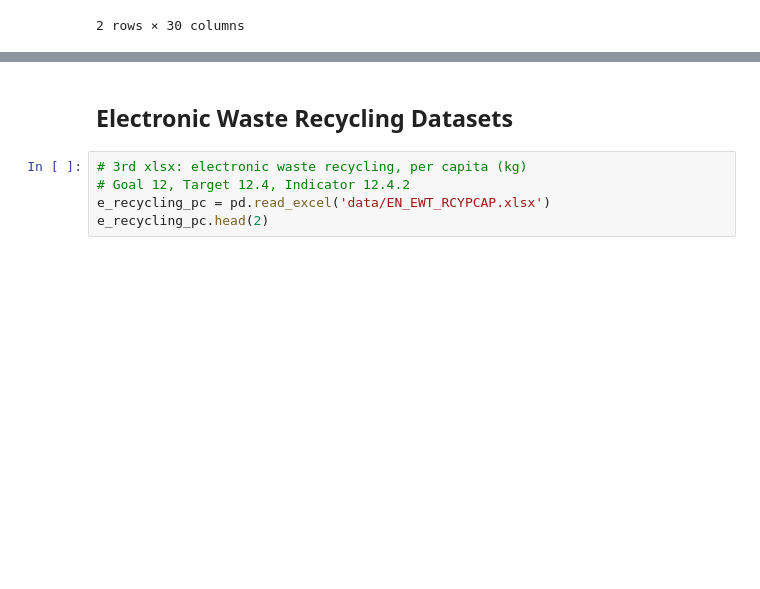
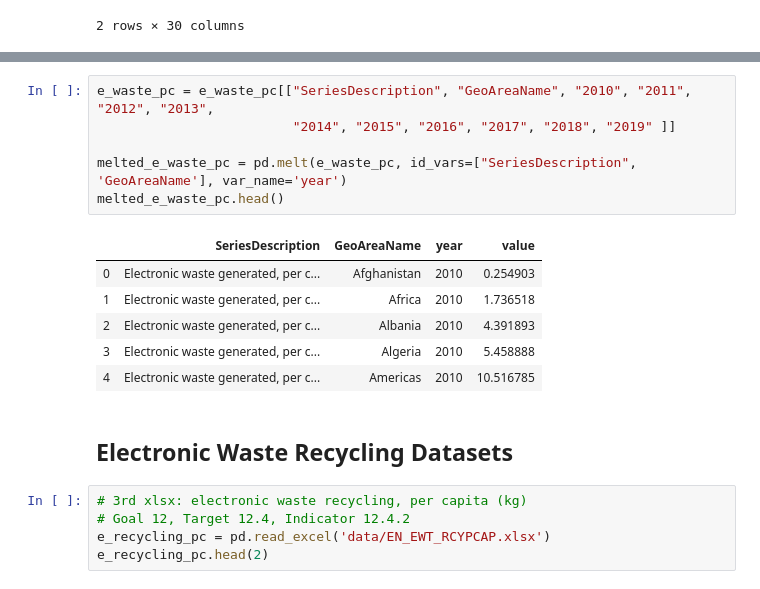
Before and after one commit to mvongjesda/UN_Sustainable_Development_Goals_Sustainability, a Jupyter notebook: resources/Target_12-4_Analysis.ipynb, the cells around one changed output, grey strips where cells are left out. Cells and saved outputs as stored; diff of their text form; blank space fills up the shorter version.

```diff
--- a/resources/Target_12-4_Analysis.ipynb
+++ b/resources/Target_12-4_Analysis.ipynb
@@ -101,3 +32,16 @@ us_e_waste_df.to_csv("data/us_electronic_waste_pc.csv", encoding="utf-8", index=
+# %%
+e_waste_pc = e_waste_pc[["SeriesDescription", "GeoAreaName", "2010", "2011", "2012", "2013",
+                         "2014", "2015", "2016", "2017", "2018", "2019" ]]
+
+melted_e_waste_pc = pd.melt(e_waste_pc, id_vars=["SeriesDescription", 'GeoAreaName'], var_name='year')
+melted_e_waste_pc.head()
+# %% [output]
+|  | SeriesDescription | GeoAreaName | year | value |
+| 0 | Electronic waste generated, per c... | Afghanistan | 2010 | 0.254903 |
+| 1 | Electronic waste generated, per c... | Africa | 2010 | 1.736518 |
+| 2 | Electronic waste generated, per c... | Albania | 2010 | 4.391893 |
+| 3 | Electronic waste generated, per c... | Algeria | 2010 | 5.458888 |
+| 4 | Electronic waste generated, per c... | Americas | 2010 | 10.516785 |
 # %% [markdown]
 ## Electronic Waste Recycling Datasets
 # %%
```
Also changed, not shown: parts of 50 cells of this notebook.
